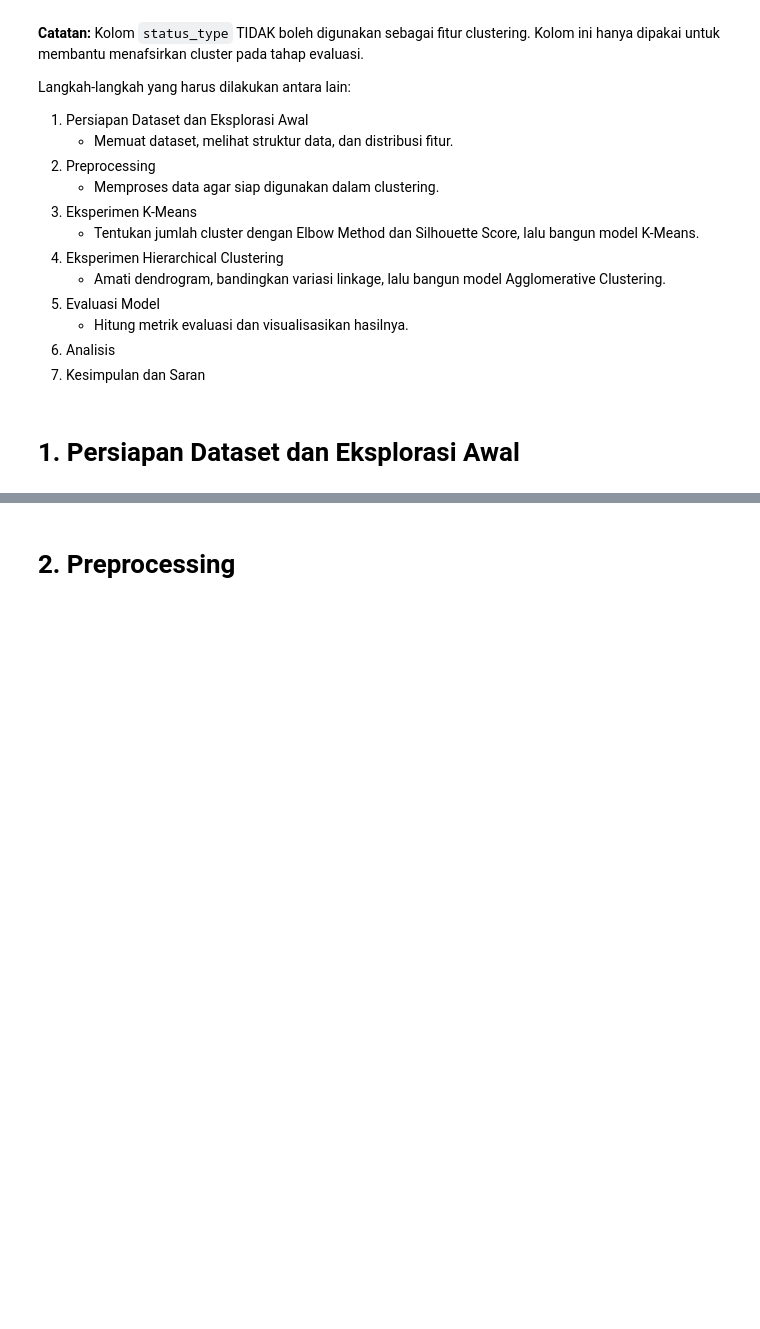
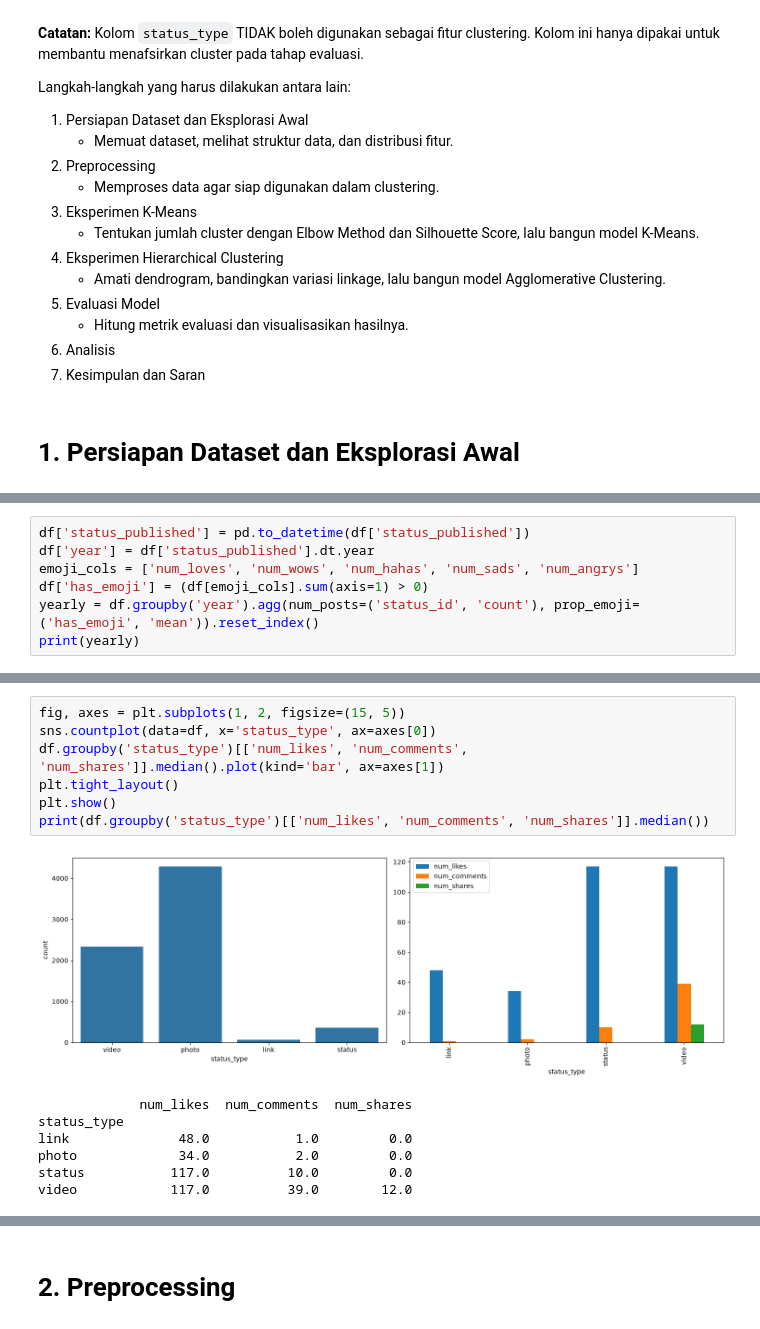
Before and after one commit to Bima-031/Modul-ML-Praktikum, a Jupyter notebook: 6. KMeans_Hierarchical Clustering/5054251031_KMeans_HC.ipynb, the cells around one changed output, grey strips where cells are left out. Saved outputs shown, nothing was run; the diff lists cells and outputs as text; blank space fills up the shorter version.

```diff
--- a/6. KMeans_Hierarchical Clustering/5054251031_KMeans_HC.ipynb
+++ b/6. KMeans_Hierarchical Clustering/5054251031_KMeans_HC.ipynb
@@ -54,0 +91,7 @@ Langkah-langkah yang harus dilakukan antara lain:
+# %%
+df['status_published'] = pd.to_datetime(df['status_published'])
+df['year'] = df['status_published'].dt.year
+emoji_cols = ['num_loves', 'num_wows', 'num_hahas', 'num_sads', 'num_angrys']
+df['has_emoji'] = (df[emoji_cols].sum(axis=1) > 0)
+yearly = df.groupby('year').agg(num_posts=('status_id', 'count'), prop_emoji=('has_emoji', 'mean')).reset_index()
+print(yearly)
@@ -54,0 +107,15 @@ Langkah-langkah yang harus dilakukan antara lain:
+# %%
+fig, axes = plt.subplots(1, 2, figsize=(15, 5))
+sns.countplot(data=df, x='status_type', ax=axes[0])
+df.groupby('status_type')[['num_likes', 'num_comments', 'num_shares']].median().plot(kind='bar', ax=axes[1])
+plt.tight_layout()
+plt.show()
+print(df.groupby('status_type')[['num_likes', 'num_comments', 'num_shares']].median())
+# %% [output]
+[figure, added]
+             num_likes  num_comments  num_shares
+status_type
+link              48.0           1.0         0.0
+photo             34.0           2.0         0.0
+status           117.0          10.0         0.0
+video            117.0          39.0        12.0
```
Also changed, not shown: parts of 63 cells of this notebook.
